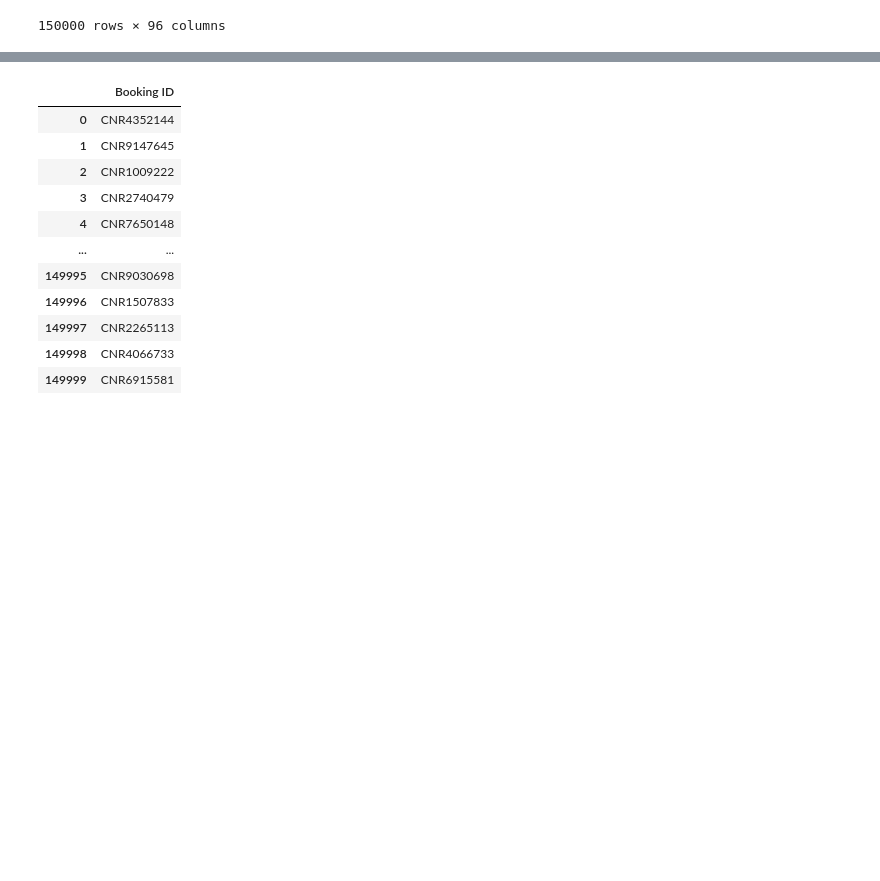
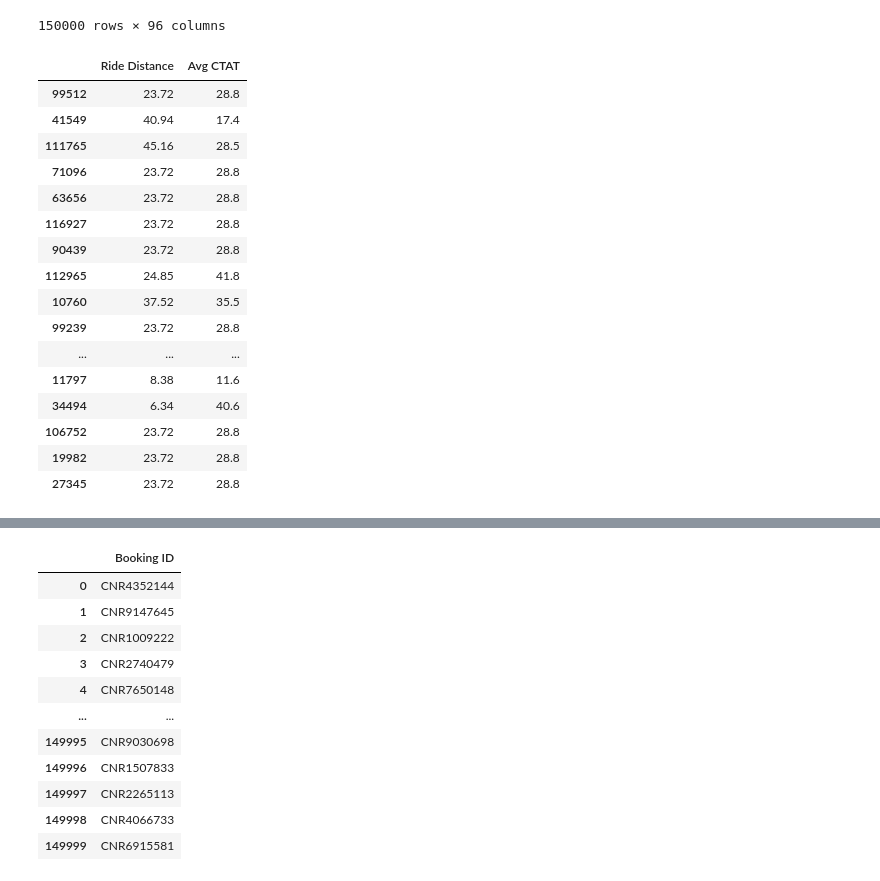
Before and after one commit to Mipjeiger/Taxi-trip-end-to-end-engineering, a Jupyter notebook: production/backend/database/read_data.ipynb, the cells around one changed output, grey strips where cells are left out. Drawn from its saved outputs; the diff is of its cells as text; code cells hidden in the pictures; blank space fills up the shorter version.

```diff
--- a/production/backend/database/read_data.ipynb
+++ b/production/backend/database/read_data.ipynb
@@ -18,3 +18,23 @@ df
 | 149998 | 2024-12-30 | RIDE-149999 | 23:21:12 | CNR4066733 | Completed | CID8938559 | Uber XL | Utan Panjang | ... |
 | 149999 | 2024-12-30 | RIDE-150000 | 23:36:11 | CNR6915581 | Incomplete | CID5185745 | Auto | Mampang Prapatan | ... |
 150000 rows × 96 columns
+# %%
+df[['Ride Distance', 'Avg CTAT']].sample(20)
+# %% [output]
+|  | Ride Distance | Avg CTAT |
+| 99512 | 23.72 | 28.8 |
+| 41549 | 40.94 | 17.4 |
+| 111765 | 45.16 | 28.5 |
+| 71096 | 23.72 | 28.8 |
+| 63656 | 23.72 | 28.8 |
+| 116927 | 23.72 | 28.8 |
+| 90439 | 23.72 | 28.8 |
+| 112965 | 24.85 | 41.8 |
+| 10760 | 37.52 | 35.5 |
+| 99239 | 23.72 | 28.8 |
+| ... | ... | ... |
+| 11797 | 8.38 | 11.6 |
+| 34494 | 6.34 | 40.6 |
+| 106752 | 23.72 | 28.8 |
+| 19982 | 23.72 | 28.8 |
+| 27345 | 23.72 | 28.8 |
```
Also changed, not shown: parts of 1 cell of this notebook, 5 other files.
